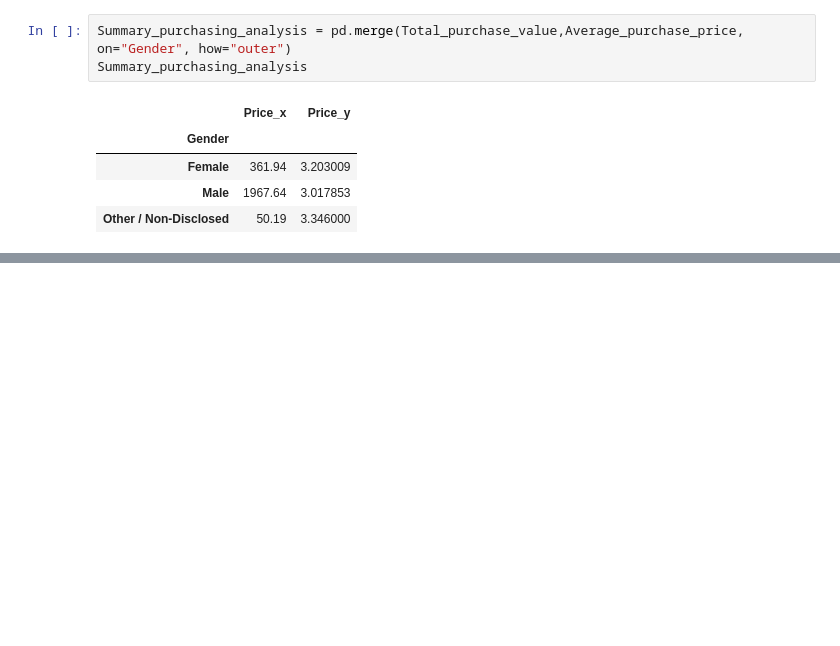
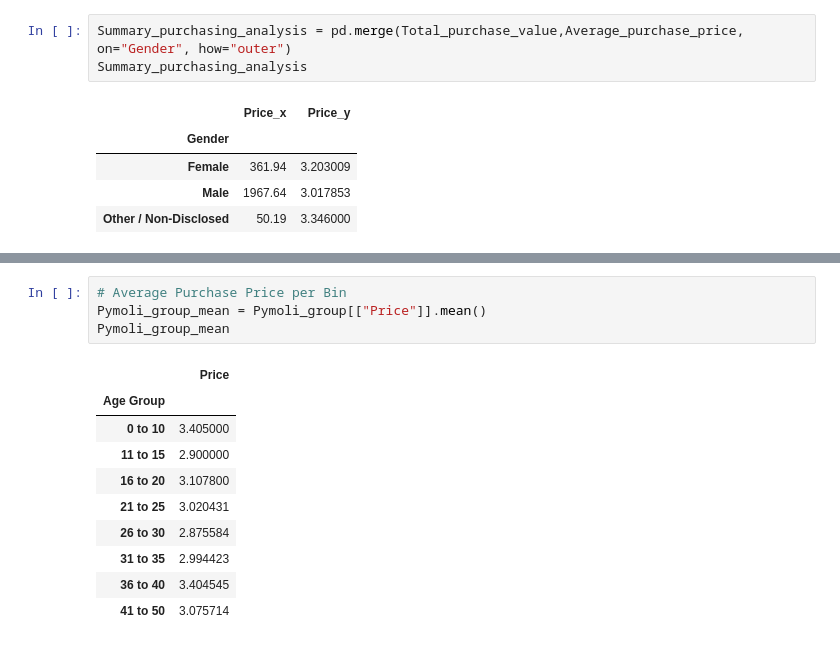
Before and after one commit to tonitiri/Pandas-Challenge, a Jupyter notebook: Heroes_Of_Pymoli.ipynb, the cells around one changed output, grey strips where cells are left out. Saved outputs shown, nothing was run; the diff lists cells and outputs as text; blank space fills up the shorter version.

```diff
--- a/Heroes_Of_Pymoli.ipynb
+++ b/Heroes_Of_Pymoli.ipynb
@@ -158,0 +240,15 @@ Summary_purchasing_analysis
+# %%
+# Average Purchase Price per Bin
+Pymoli_group_mean = Pymoli_group[["Price"]].mean()
+Pymoli_group_mean
+# %% [output]
+|  | Price |
+| Age Group |  |
+| 0 to 10 | 3.405000 |
+| 11 to 15 | 2.900000 |
+| 16 to 20 | 3.107800 |
+| 21 to 25 | 3.020431 |
+| 26 to 30 | 2.875584 |
+| 31 to 35 | 2.994423 |
+| 36 to 40 | 3.404545 |
+| 41 to 50 | 3.075714 |
```
Also changed, not shown: parts of 13 cells of this notebook.
